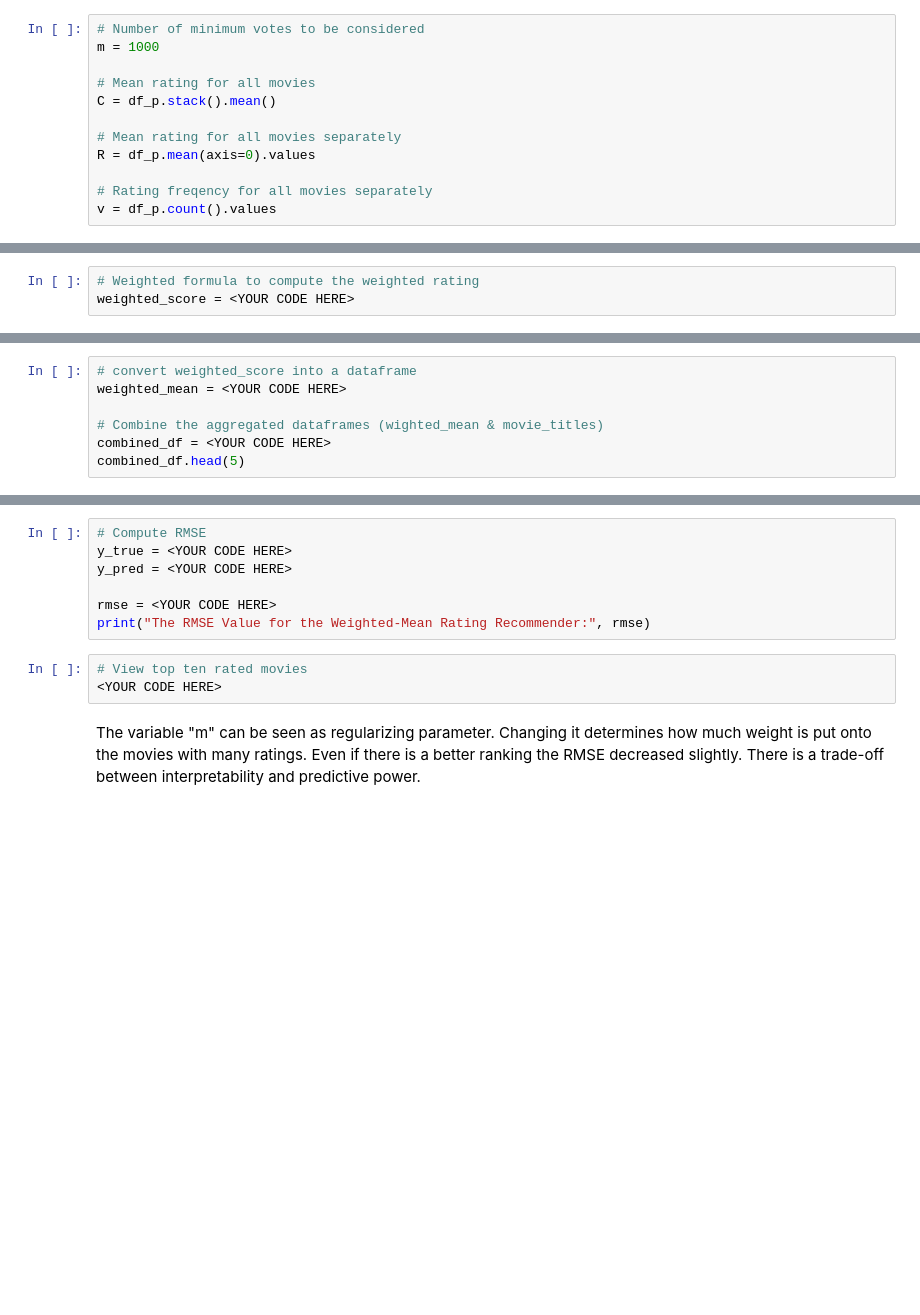
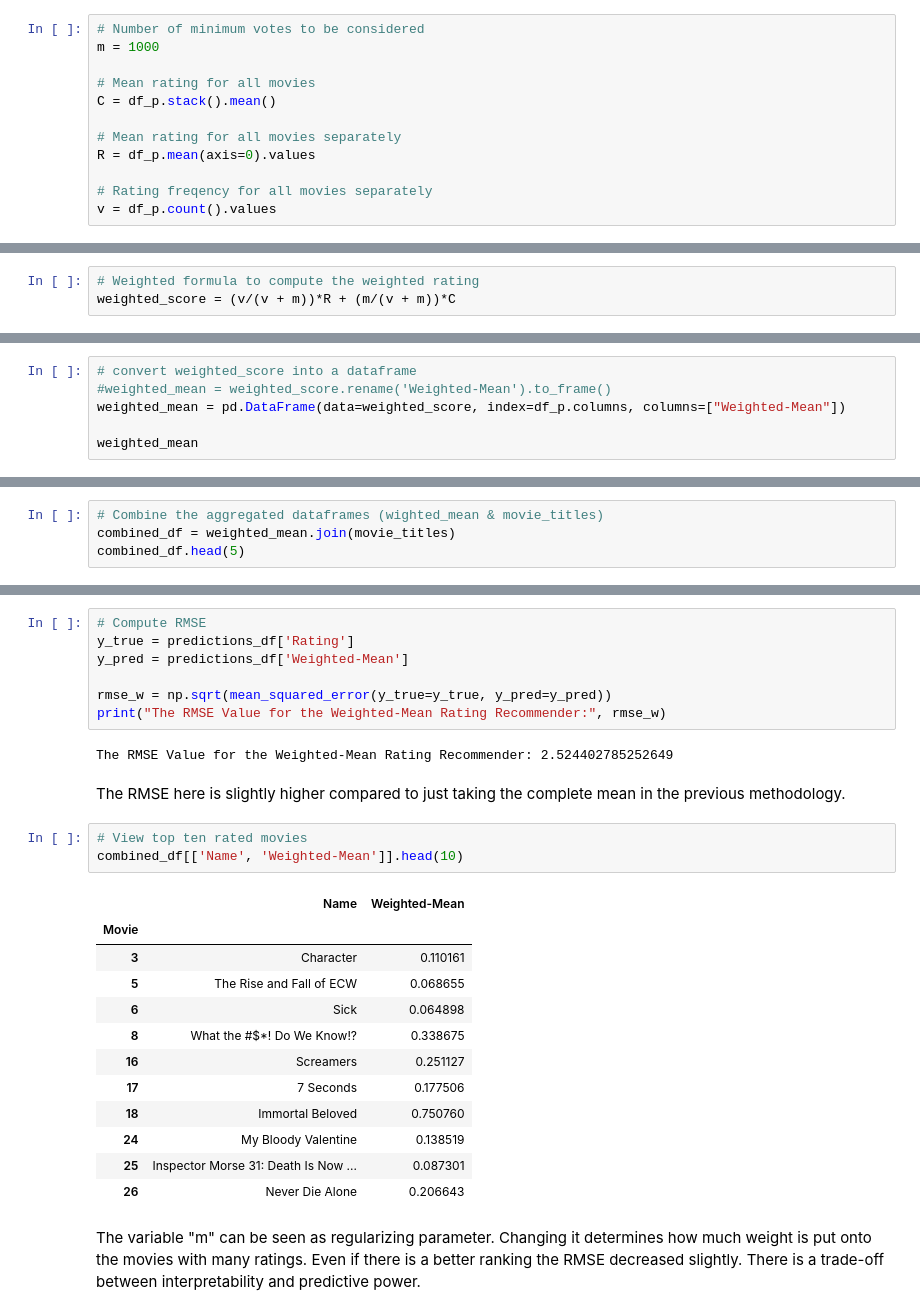
Before and after one commit to j2cunningham/Springboard, a Jupyter notebook: Mini_Projects/MEC_17.4.1_Recommendation_Systems/Mini_Project_Recommendation_Systems.ipynb, the cells around one changed output, grey strips where cells are left out. Cells and saved outputs as stored; diff of their text form; blank space fills up the shorter version.

```diff
--- a/Mini_Projects/MEC_17.4.1_Recommendation_Systems/Mini_Project_Recommendation_Systems.ipynb
+++ b/Mini_Projects/MEC_17.4.1_Recommendation_Systems/Mini_Project_Recommendation_Systems.ipynb
@@ -472,3 +593,3 @@ v = df_p.count().values
 # %%
 # Weighted formula to compute the weighted rating
-weighted_score = <YOUR CODE HERE>
+weighted_score = (v/(v + m))*R + (m/(v + m))*C
@@ -474,0 +603,6 @@ weighted_score = <YOUR CODE HERE>
+# %%
+# convert weighted_score into a dataframe
+#weighted_mean = weighted_score.rename('Weighted-Mean').to_frame()
+weighted_mean = pd.DataFrame(data=weighted_score, index=df_p.columns, columns=["Weighted-Mean"])
+
+weighted_mean
@@ -475,7 +624,4 @@ weighted_score = <YOUR CODE HERE>
 # %%
-# convert weighted_score into a dataframe
-weighted_mean = <YOUR CODE HERE>
-
 # Combine the aggregated dataframes (wighted_mean & movie_titles)
-combined_df = <YOUR CODE HERE>
+combined_df = weighted_mean.join(movie_titles)
 combined_df.head(5)
@@ -486,13 +648,30 @@ predictions_df.head(5)
 # %%
 # Compute RMSE
-y_true = <YOUR CODE HERE>
-y_pred = <YOUR CODE HERE>
+y_true = predictions_df['Rating']
+y_pred = predictions_df['Weighted-Mean']
 
-rmse = <YOUR CODE HERE>
-print("The RMSE Value for the Weighted-Mean Rating Recommender:", rmse)
+rmse_w = np.sqrt(mean_squared_error(y_true=y_true, y_pred=y_pred))
+print("The RMSE Value for the Weighted-Mean Rating Recommender:", rmse_w)
+# %% [output]
+The RMSE Value for the Weighted-Mean Rating Recommender: 2.524402785252649
+# %% [markdown]
+The RMSE here is slightly higher compared to just taking the complete mean in the previous methodology.
 # %%
 # View top ten rated movies
-<YOUR CODE HERE>
+combined_df[['Name', 'Weighted-Mean']].head(10)
+# %% [output]
+|  | Name | Weighted-Mean |
+| Movie |  |  |
+| 3 | Character | 0.110161 |
+| 5 | The Rise and Fall of ECW | 0.068655 |
+| 6 | Sick | 0.064898 |
+| 8 | What the #$*! Do We Know!? | 0.338675 |
+| 16 | Screamers | 0.251127 |
+| 17 | 7 Seconds | 0.177506 |
+| 18 | Immortal Beloved | 0.750760 |
+| 24 | My Bloody Valentine | 0.138519 |
+| 25 | Inspector Morse 31: Death Is Now ... | 0.087301 |
+| 26 | Never Die Alone | 0.206643 |
 # %% [markdown]
 The variable "m" can be seen as regularizing parameter. Changing it determines how much weight is put onto the movies with many ratings.
 Even if there is a better ranking the RMSE decreased slightly. There is a trade-off between interpretability and predictive power.
```
Also changed, not shown: parts of 32 cells of this notebook.
